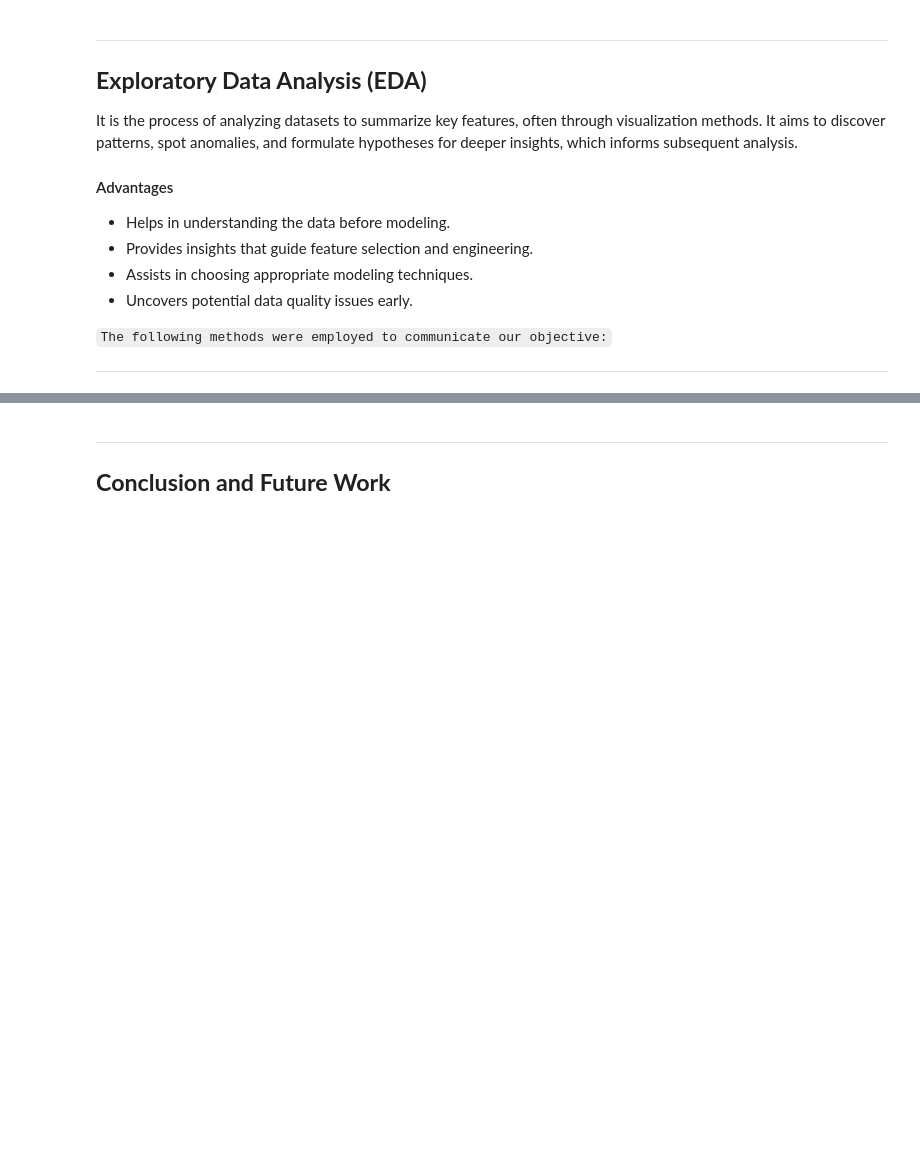
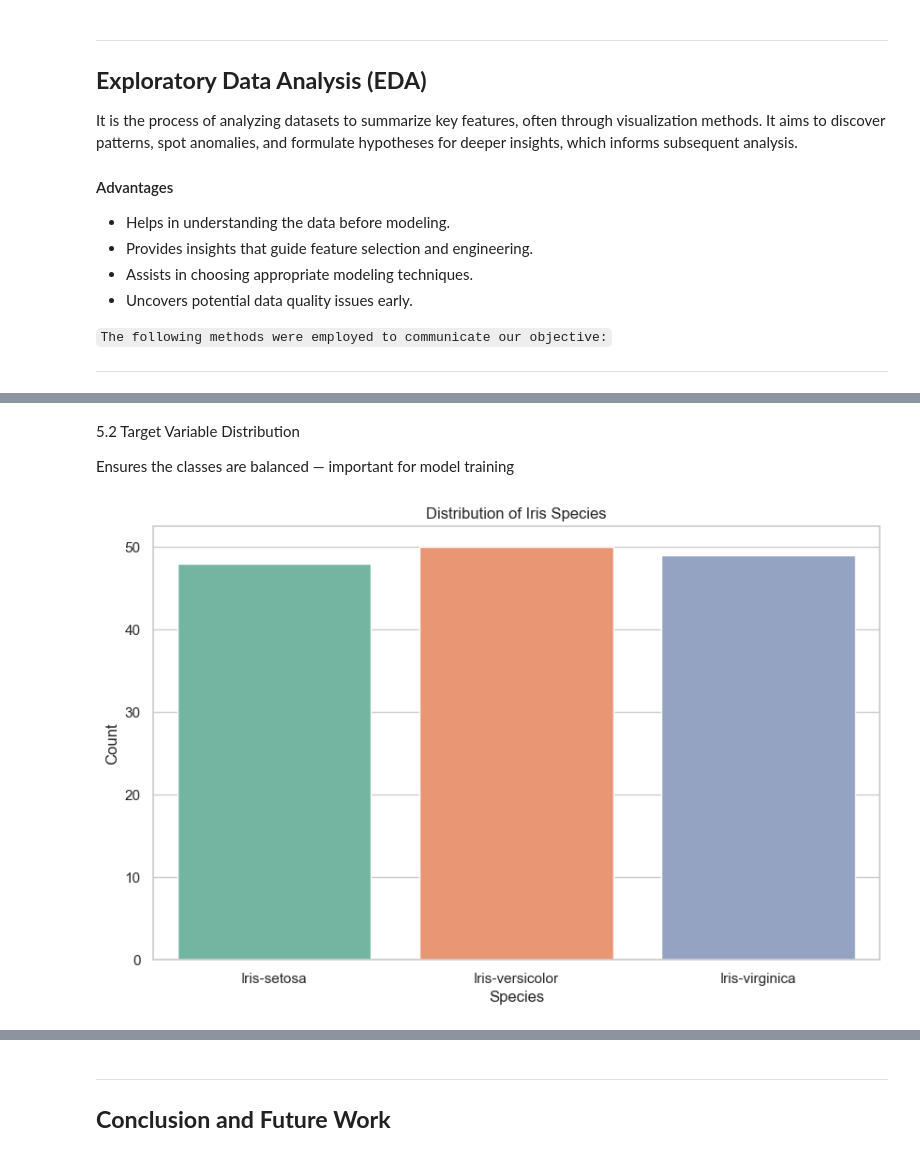
Before and after one commit to NoziphoNdebele/2025_Data_Science_Projects, a Jupyter notebook: IRIS_FLOWER_CLASSIFICATION/IRIS_FLOWER_CLASSIFICATION.ipynb, the cells around one changed output, grey strips where cells are left out. Cells and saved outputs as stored; diff of their text form; code cells hidden in the pictures; blank space fills up the shorter version.

```diff
--- a/IRIS_FLOWER_CLASSIFICATION/IRIS_FLOWER_CLASSIFICATION.ipynb
+++ b/IRIS_FLOWER_CLASSIFICATION/IRIS_FLOWER_CLASSIFICATION.ipynb
@@ -328,0 +346,13 @@ It is the process of analyzing datasets to summarize key features, often through
+# %% [markdown]
+5.2 Target Variable Distribution
+
+Ensures the classes are balanced — important for model training
+# %%
+# Count plot for the target variable (species)
+sns.countplot(x='species', data=df_copy, palette='Set2')
+plt.title('Distribution of Iris Species')
+plt.xlabel('Species')
+plt.ylabel('Count')
+plt.show()
+# %% [output]
+[figure, added]
```
Also changed, not shown: parts of 10 cells of this notebook, 1 other file.
